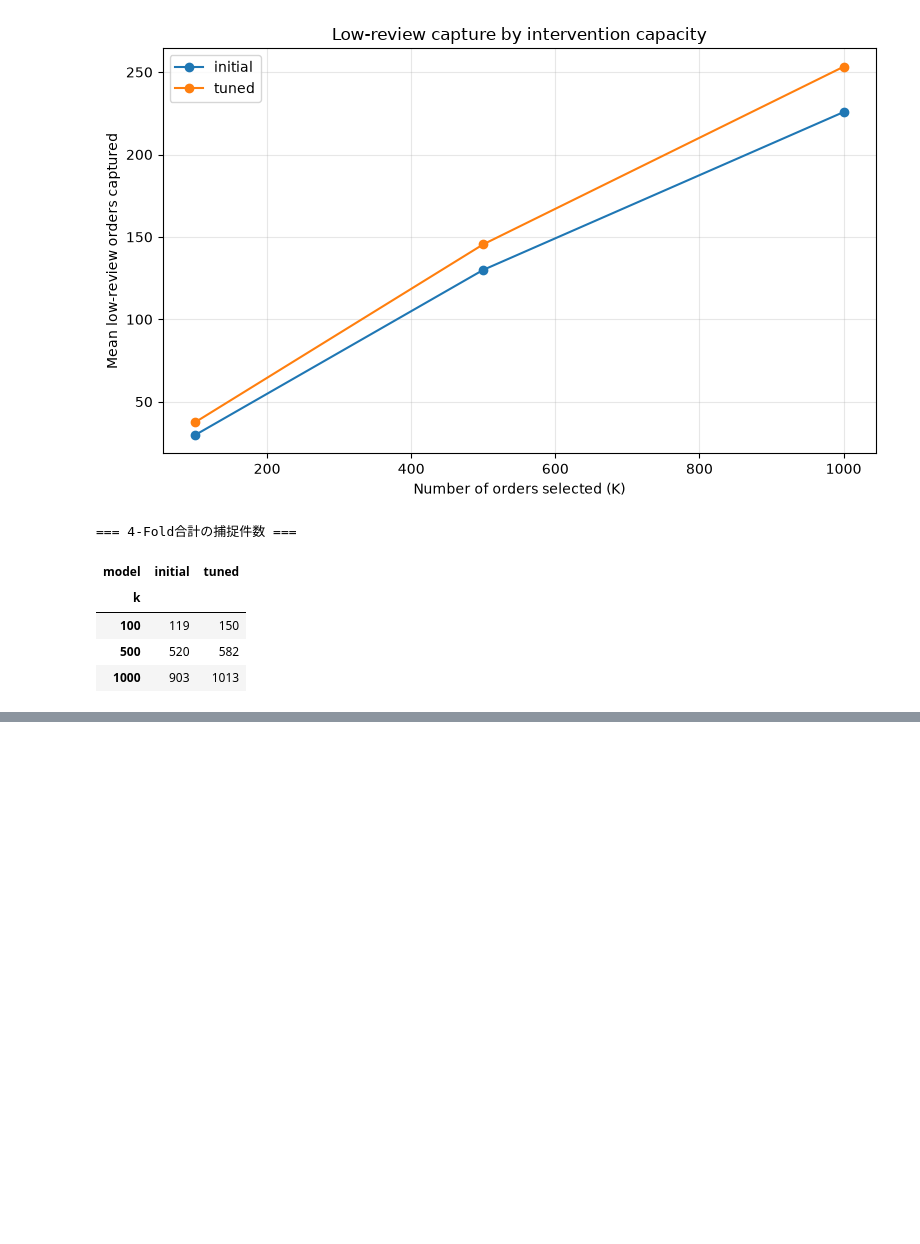
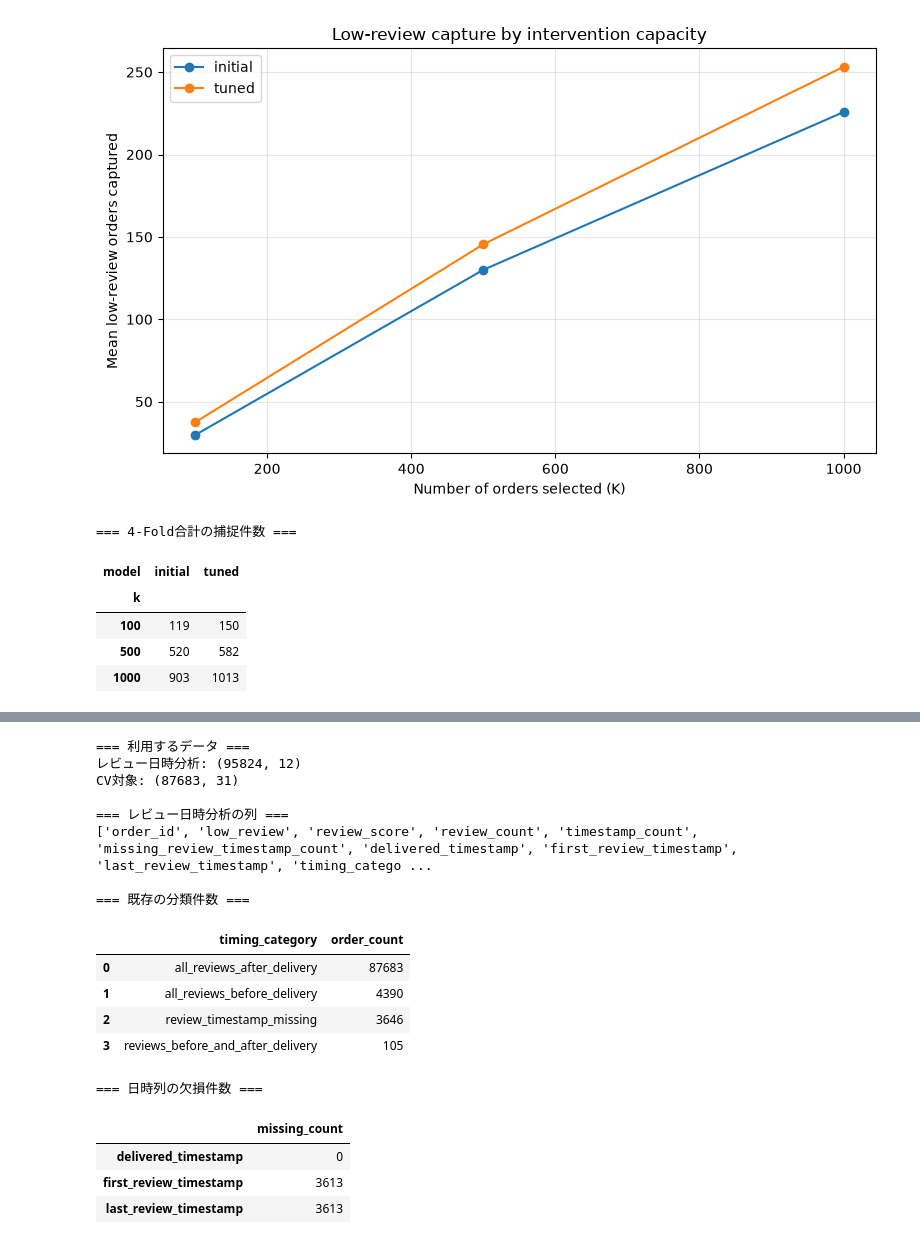
Before and after one commit to RyoShimoda/AWS_Python_data_analysis, a Jupyter notebook: notebooks/13_low_review_model_comparison.ipynb, the cells around one changed output, grey strips where cells are left out. Cells and saved outputs as stored; diff of their text form; code cells hidden in the pictures; blank space fills up the shorter version.

```diff
--- a/notebooks/13_low_review_model_comparison.ipynb
+++ b/notebooks/13_low_review_model_comparison.ipynb
@@ -4089,0 +4112,47 @@ display(
+# %%
+# STEP 55-1：予測対象とレビュー観察期間の確認
+
+import pandas as pd
+
+print("=== 利用するデータ ===")
+print("レビュー日時分析:", df_timing_model.shape)
+print("CV対象:", df_cv_model.shape)
+
+print("\n=== レビュー日時分析の列 ===")
+print(df_timing_model.columns.tolist())
+
+print("\n=== 既存の分類件数 ===")
+display(
+    df_timing_model["timing_category"]
+    .value_counts(dropna=False)
+    .rename_axis("timing_category")
+    .reset_index(name="order_count")
+)
+
+print("\n=== 日時列の欠損件数 ===")
+date_columns = [
+    "delivered_timestamp",
+    "first_review_timestamp",
+    "last_review_timestamp",
+]
+
+display(df_timing_model[date_columns].isna().sum().rename("missing_count").to_frame())
+# %% [output]
+=== 利用するデータ ===
+レビュー日時分析: (95824, 12)
+CV対象: (87683, 31)
+
+=== レビュー日時分析の列 ===
+['order_id', 'low_review', 'review_score', 'review_count', 'timestamp_count', 'missing_review_timestamp_count', 'delivered_timestamp', 'first_review_timestamp', 'last_review_timestamp', 'timing_catego ...
+
+=== 既存の分類件数 ===
+|  | timing_category | order_count |
+| 0 | all_reviews_after_delivery | 87683 |
+| 1 | all_reviews_before_delivery | 4390 |
+| 2 | review_timestamp_missing | 3646 |
+| 3 | reviews_before_and_after_delivery | 105 |
+=== 日時列の欠損件数 ===
+|  | missing_count |
+| delivered_timestamp | 0 |
+| first_review_timestamp | 3613 |
+| last_review_timestamp | 3613 |
```
Also changed, not shown: parts of 4 cells of this notebook, 2 other files.
